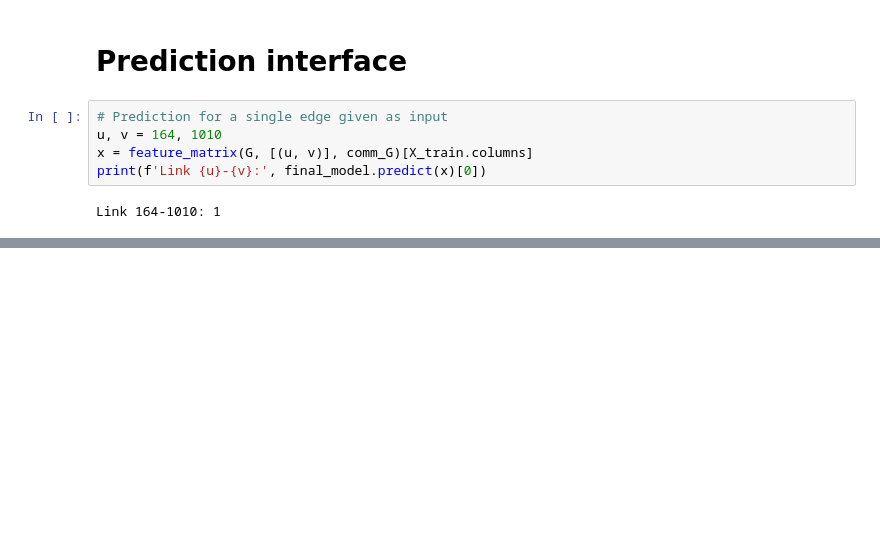
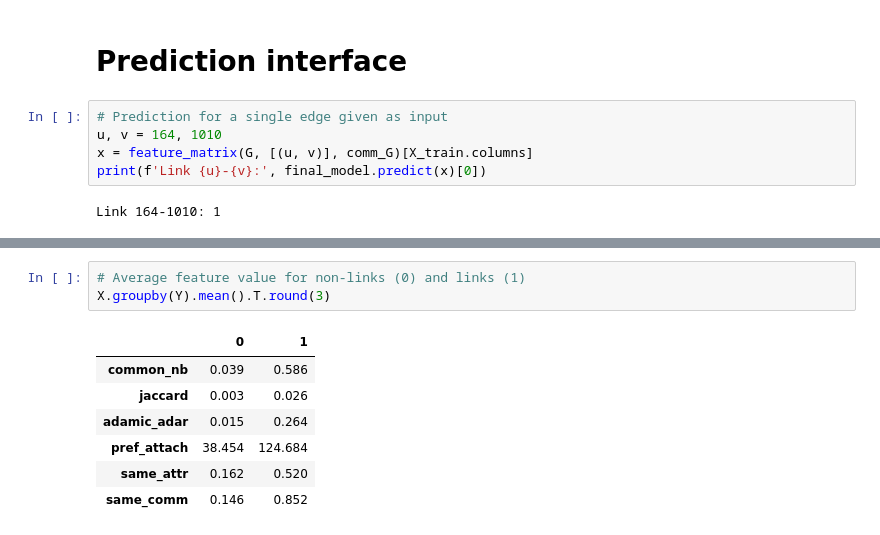
Before and after one commit to jacobgroot/FDS_2, a Jupyter notebook: assignment_2.ipynb, the cells around one changed output, grey strips where cells are left out. Cells and saved outputs as stored; diff of their text form; blank space fills up the shorter version.

```diff
--- a/assignment_2.ipynb
+++ b/assignment_2.ipynb
@@ -419,0 +441,11 @@ Link 164-1010: 1
+# %%
+# Average feature value for non-links (0) and links (1)
+X.groupby(Y).mean().T.round(3)
+# %% [output]
+|  | 0 | 1 |
+| common_nb | 0.039 | 0.586 |
+| jaccard | 0.003 | 0.026 |
+| adamic_adar | 0.015 | 0.264 |
+| pref_attach | 38.454 | 124.684 |
+| same_attr | 0.162 | 0.520 |
+| same_comm | 0.146 | 0.852 |
```
Also changed, not shown: parts of 8 cells of this notebook, 1 other file.
